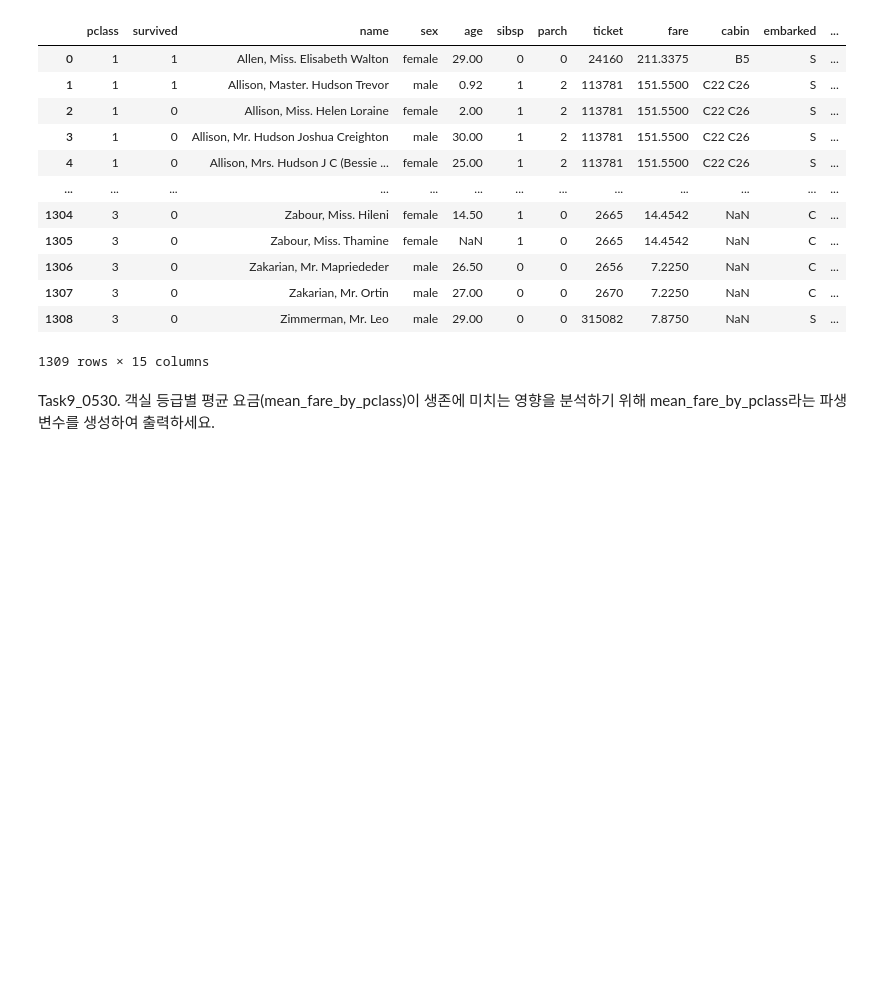
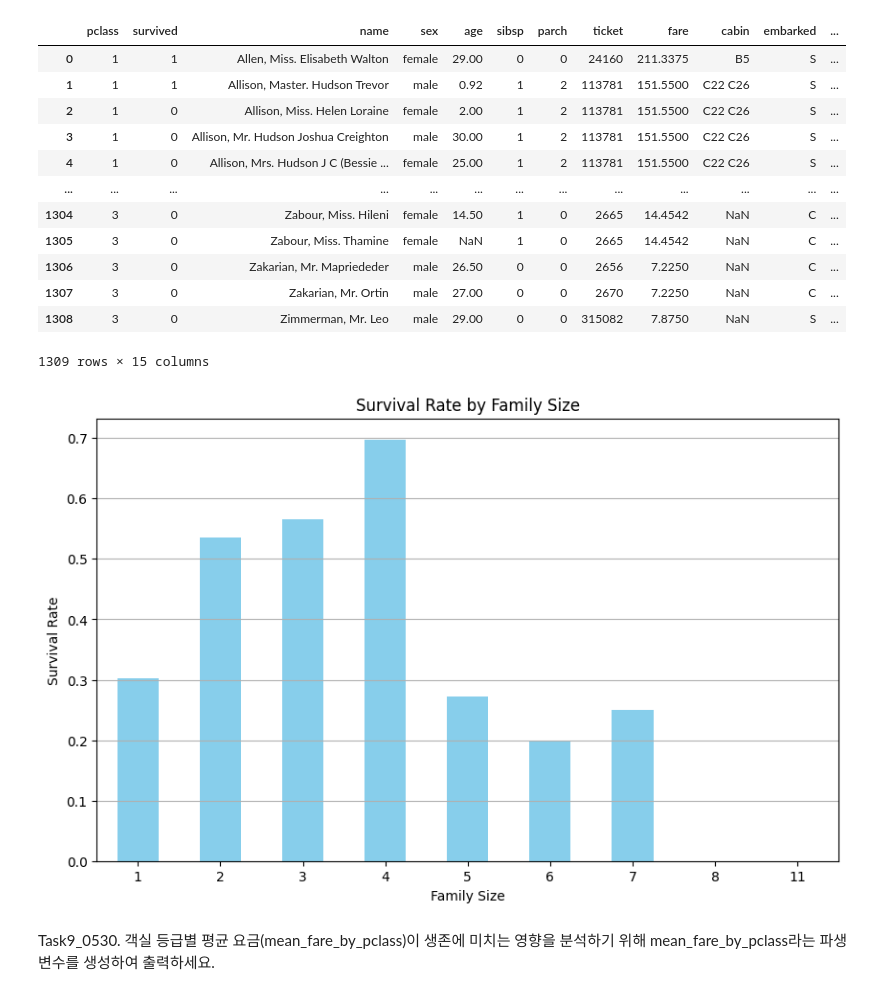
Before and after one commit to windyday0622/windyday, a Jupyter notebook: m3_분석 라이브러리/ 과제_240530.ipynb, the cells around one changed output. Cells and saved outputs as stored; diff of their text form; code cells hidden in the pictures; blank space fills up the shorter version.

```diff
--- a/m3_분석 라이브러리/ 과제_240530.ipynb
+++ b/m3_분석 라이브러리/ 과제_240530.ipynb
@@ -272,6 +272,24 @@ Name: survived, dtype: float64
 | 1307 | 3 | 0 | Zakarian, Mr. Ortin | male | 27.00 | 0 | 0 | 2670 | 7.2250 | NaN | C | ... |
 | 1308 | 3 | 0 | Zimmerman, Mr. Leo | male | 29.00 | 0 | 0 | 315082 | 7.8750 | NaN | S | ... |
 1309 rows × 15 columns
+# %%
+import matplotlib.pyplot as plt
+
+# 가족 크기별 생존율 계산
+family_survival_rate = df.groupby('family_size')['survived'].mean()
+
+# 그래프 그리기
+plt.figure(figsize=(10, 6))
+family_survival_rate.plot(kind='bar', color='skyblue')
+plt.title('Survival Rate by Family Size')
+plt.xlabel('Family Size')
+plt.ylabel('Survival Rate')
+plt.xticks(rotation=0)
+plt.grid(axis='y')
+
+plt.show()
+# %% [output]
+[figure, added]
 # %% [markdown]
 Task9_0530. 객실 등급별 평균 요금(mean_fare_by_pclass)이 생존에 미치는 영향을 분석하기 위해 mean_fare_by_pclass라는 파생 변수를 생성하여 출력하세요.
 # %%
```
Also changed, not shown: parts of 1 cell of this notebook.
